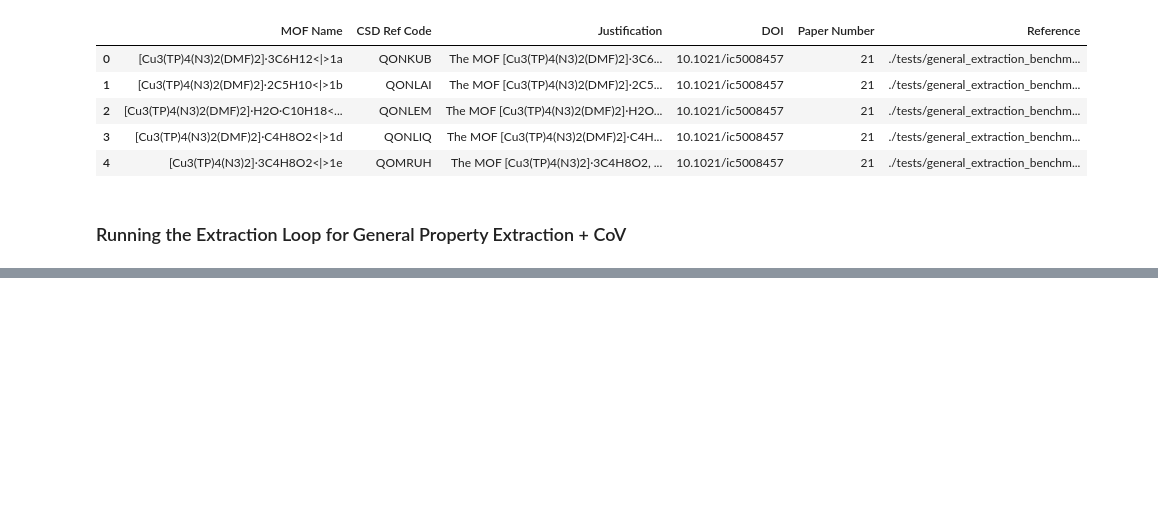
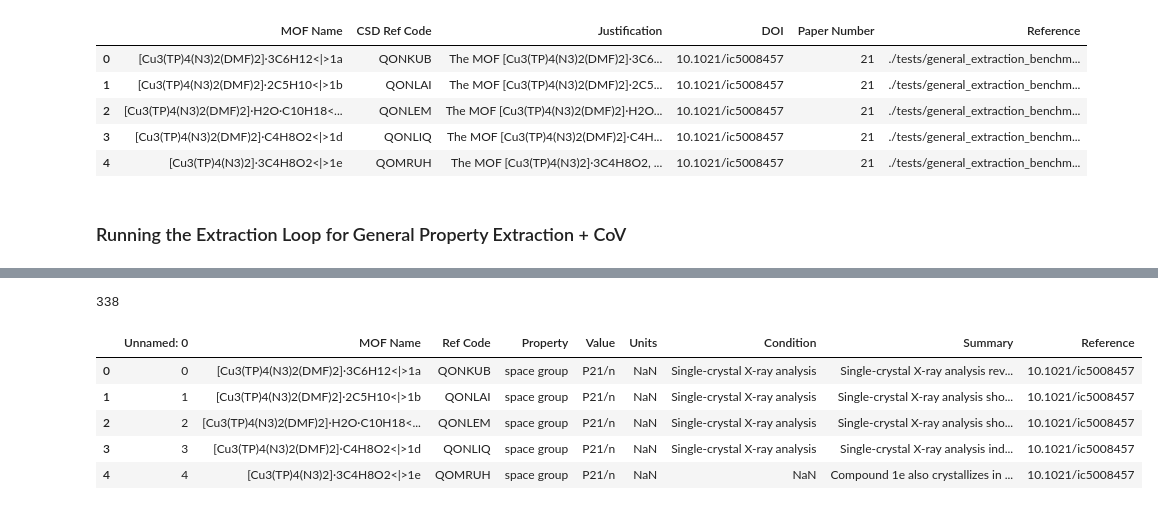
Before and after one commit to AI4ChemS/MOF_ChemUnity, a Jupyter notebook: General_Extraction_Benchmark.ipynb, the cells around one changed output, grey strips where cells are left out. Cells and saved outputs as stored; diff of their text form; code cells hidden in the pictures; blank space fills up the shorter version.

```diff
--- a/General_Extraction_Benchmark.ipynb
+++ b/General_Extraction_Benchmark.ipynb
@@ -160,0 +196,13 @@ filtered.to_csv("/mnt/c/Users/Amro/Desktop/fil.csv")
+# %%
+len(filtered)
+# %% [output]
+338
+# %%
+filtered.head()
+# %% [output]
+|  | Unnamed: 0 | MOF Name | Ref Code | Property | Value | Units | Condition | Summary | Reference |
+| 0 | 0 | [Cu3(TP)4(N3)2(DMF)2]·3C6H12<|>1a | QONKUB | space group | P21/n | NaN | Single-crystal X-ray analysis | Single-crystal X-ray analysis rev... | 10.1021/ic5008457 |
+| 1 | 1 | [Cu3(TP)4(N3)2(DMF)2]·2C5H10<|>1b | QONLAI | space group | P21/n | NaN | Single-crystal X-ray analysis | Single-crystal X-ray analysis sho... | 10.1021/ic5008457 |
+| 2 | 2 | [Cu3(TP)4(N3)2(DMF)2]·H2O·C10H18<... | QONLEM | space group | P21/n | NaN | Single-crystal X-ray analysis | Single-crystal X-ray analysis sho... | 10.1021/ic5008457 |
+| 3 | 3 | [Cu3(TP)4(N3)2(DMF)2]·C4H8O2<|>1d | QONLIQ | space group | P21/n | NaN | Single-crystal X-ray analysis | Single-crystal X-ray analysis ind... | 10.1021/ic5008457 |
+| 4 | 4 | [Cu3(TP)4(N3)2]·3C4H8O2<|>1e | QOMRUH | space group | P21/n | NaN | NaN | Compound 1e also crystallizes in ... | 10.1021/ic5008457 |
```
Also changed, not shown: parts of 18 cells of this notebook, 2 other files.
